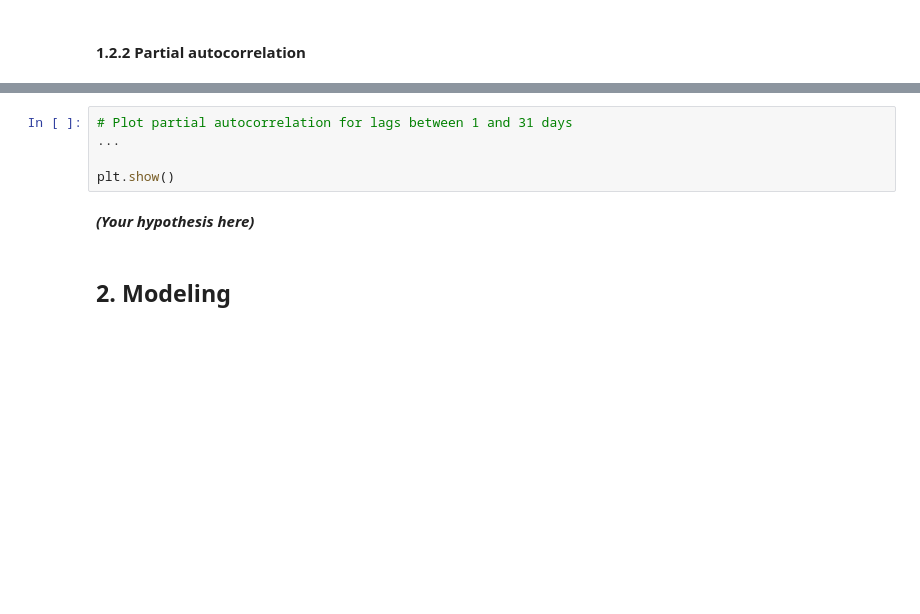
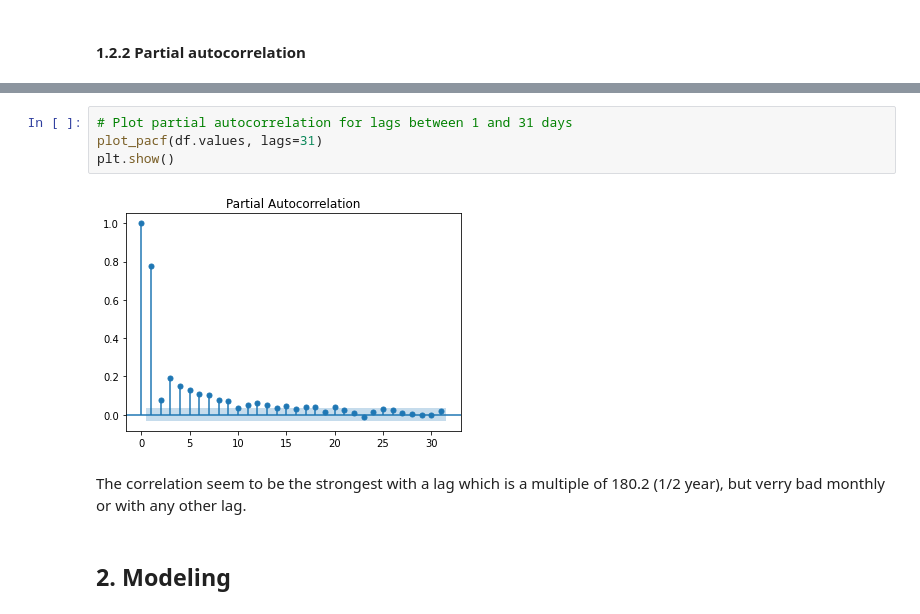
Before and after one commit to RomainBnfn/Timeseries-Sequence-Processing-2021, a Jupyter notebook: TD1_Timeseries_Analysis.ipynb, the cells around one changed output, grey strips where cells are left out. Drawn from its saved outputs; the diff is of its cells as text; blank space fills up the shorter version.

```diff
--- a/TD1_Timeseries_Analysis.ipynb
+++ b/TD1_Timeseries_Analysis.ipynb
@@ -197,10 +254,11 @@ plt.show()
 # %%
 # Plot partial autocorrelation for lags between 1 and 31 days
-...
-
+plot_pacf(df.values, lags=31)
 plt.show()
+# %% [output]
+[figure, added]
-# %% [markdown]
-***(Your hypothesis here)***
+# %% [markdown]
+The correlation seem to be the strongest with a lag which is a multiple of 180.2 (1/2 year), but verry bad monthly or with any other lag.
 # %% [markdown]
 ## 2. Modeling
 # %% [markdown]
```
Also changed, not shown: parts of 19 cells of this notebook.
